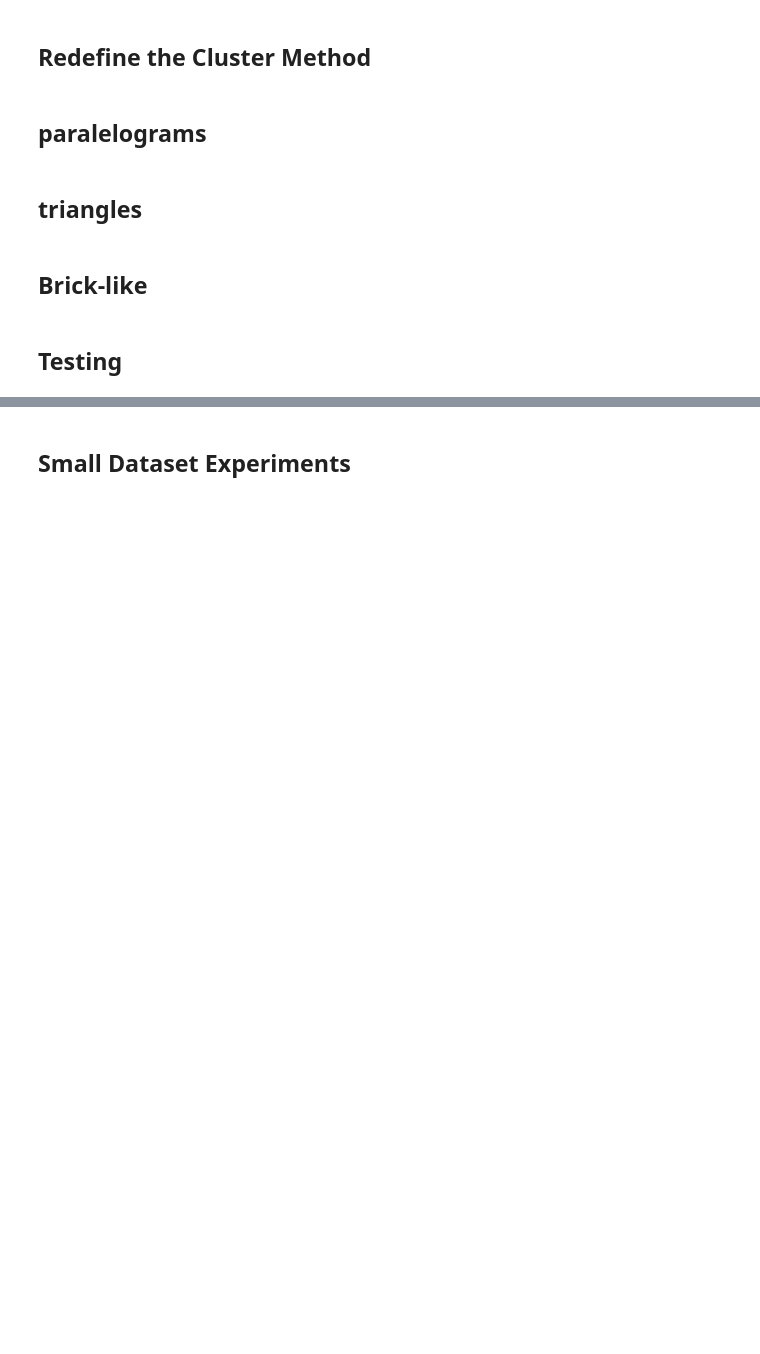
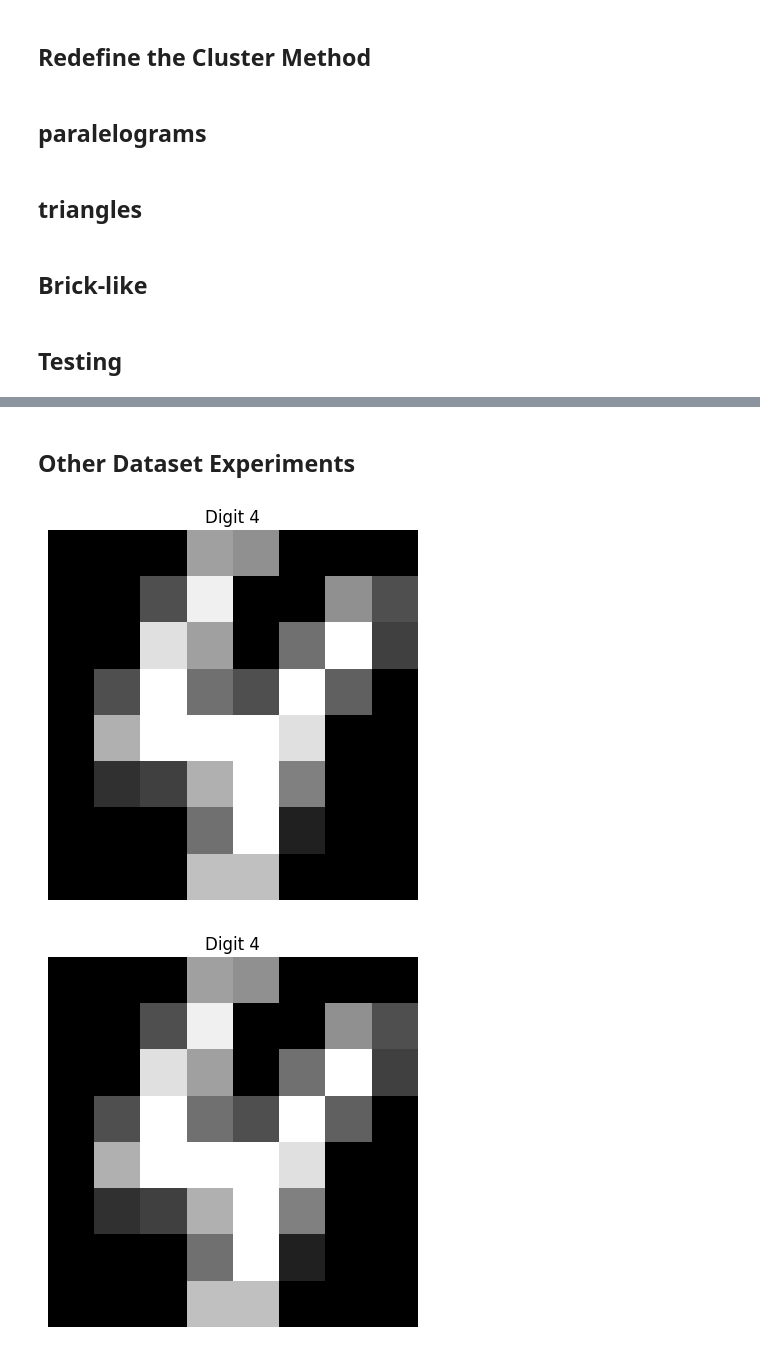
Before and after one commit to serdarbicici-visualstudio/grid-distillation, a Jupyter notebook: dataset-distillation-further-research.ipynb, the cells around one changed output, grey strips where cells are left out. Drawn from its saved outputs; the diff is of its cells as text; code cells hidden in the pictures; blank space fills up the shorter version.

```diff
--- a/dataset-distillation-further-research.ipynb
+++ b/dataset-distillation-further-research.ipynb
@@ -879,2 +818,2 @@ Test loss: 0.8653791546821594
 # %% [markdown]
-## Small Dataset Experiments
+## Other Dataset Experiments
@@ -949,0 +820,28 @@ plt.show()
+# %%
+# import a dataset and test the clustering algorithms (grid, parallelogram, triangular, brick) on it with train and test split, made a base model and a model with clustering
+from sklearn.datasets import load_digits
+from sklearn.model_selection import train_test_split
+import matplotlib.pyplot as plt
+import numpy as np
+
+digits = load_digits()
+X, y = digits.data, digits.target
+
+X_train, X_test, y_train, y_test = train_test_split(X, y, test_size=0.1, random_state=42, stratify=y)
+
+plt.imshow(X_train[0].reshape(8, 8), cmap='gray')
+plt.title(f'Digit {y_train[0]}')
+plt.axis('off')
+plt.show()
+
+kmeans = KMeans(n_clusters=10, random_state=42)
+kmeans.fit(X_train)
+cluster_labels = kmeans.labels_
+
+plt.imshow(X_train[0].reshape(8, 8), cmap='gray')
+plt.title(f'Digit {y_train[0]}')
+plt.axis('off')
+plt.show()
+# %% [output]
+[figure, added]
+[figure, added]
```
Also changed, not shown: parts of 11 cells of this notebook, 3 other files.
